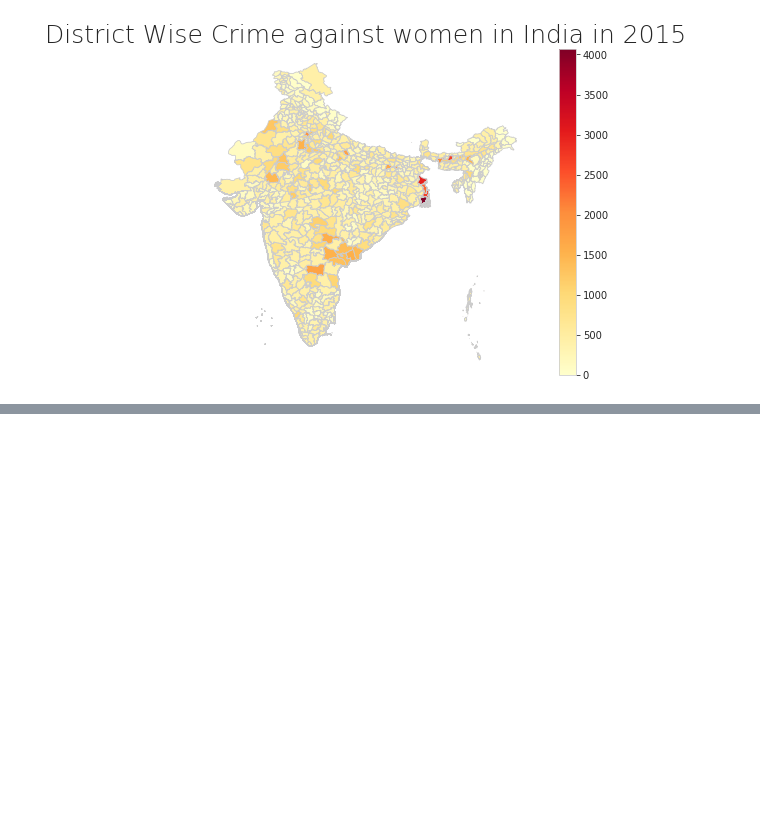
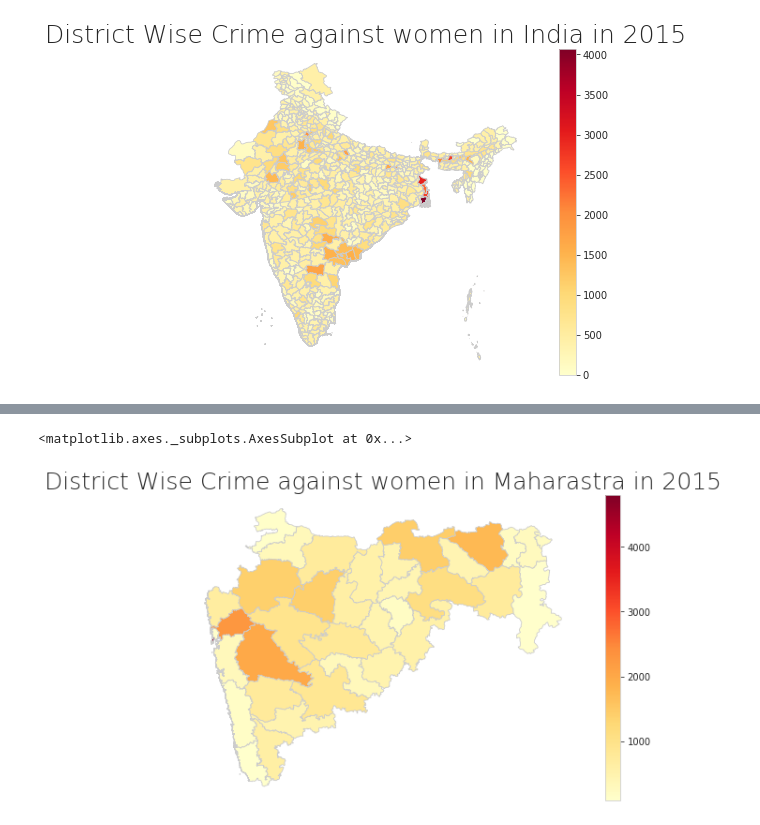
Before and after one commit to yasersakkaf/Visualize-Women-Harrasment-in-India-using-GeoPandas, a Jupyter notebook: Visualization.ipynb, the cells around one changed output, grey strips where cells are left out. Cells and saved outputs as stored; diff of their text form; code cells hidden in the pictures; blank space fills up the shorter version.

```diff
--- a/Visualization.ipynb
+++ b/Visualization.ipynb
@@ -309,0 +312,3 @@ fig.savefig("District_wise.png", dpi=100)
+# %%
+district_wise = pd.read_excel('district_wise.xls')
+district_wise.head()
@@ -309,0 +323,6 @@ fig.savefig("District_wise.png", dpi=100)
+# %%
+# keeping only the required columns
+
+district_wise = district_wise[['State/ UT', 'District/ Area', 'Total Crimes against Women']]
+district_wise = district_wise[district_wise['State/ UT']=='Maharashtra']
+district_wise.head()
@@ -309,0 +378,5 @@ fig.savefig("District_wise.png", dpi=100)
+# %%
+# Join both the DataFrames by district names
+
+merged = map_df.set_index('NAME_2').join(district_wise.set_index('District/ Area'))
+merged.head()
@@ -309,0 +415,11 @@ fig.savefig("District_wise.png", dpi=100)
+# %%
+# create figure and axes for Matplotlib and set the title
+fig, ax = plt.subplots(1, figsize=(10, 6))
+ax.axis('off')
+ax.set_title('District Wise Crime against women in Maharastra in 2015', fontdict={'fontsize': '25', 'fontweight' : '3'})
+
+# plot the figure
+merged.plot(column='Total Crimes against Women', cmap='YlOrRd', linewidth=0.8, ax=ax, edgecolor='0.8', legend=True)
+# %% [output]
+<matplotlib.axes._subplots.AxesSubplot at 0x...>
+[figure, added]
```
Also changed, not shown: parts of 12 cells of this notebook, 1 other file.
